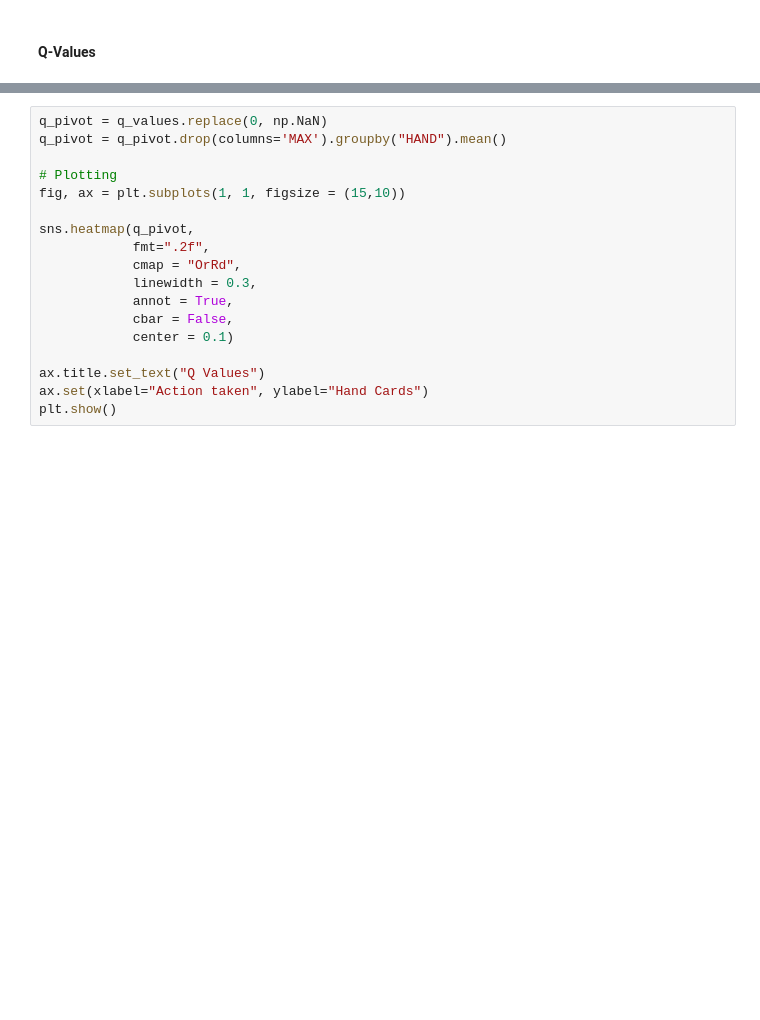
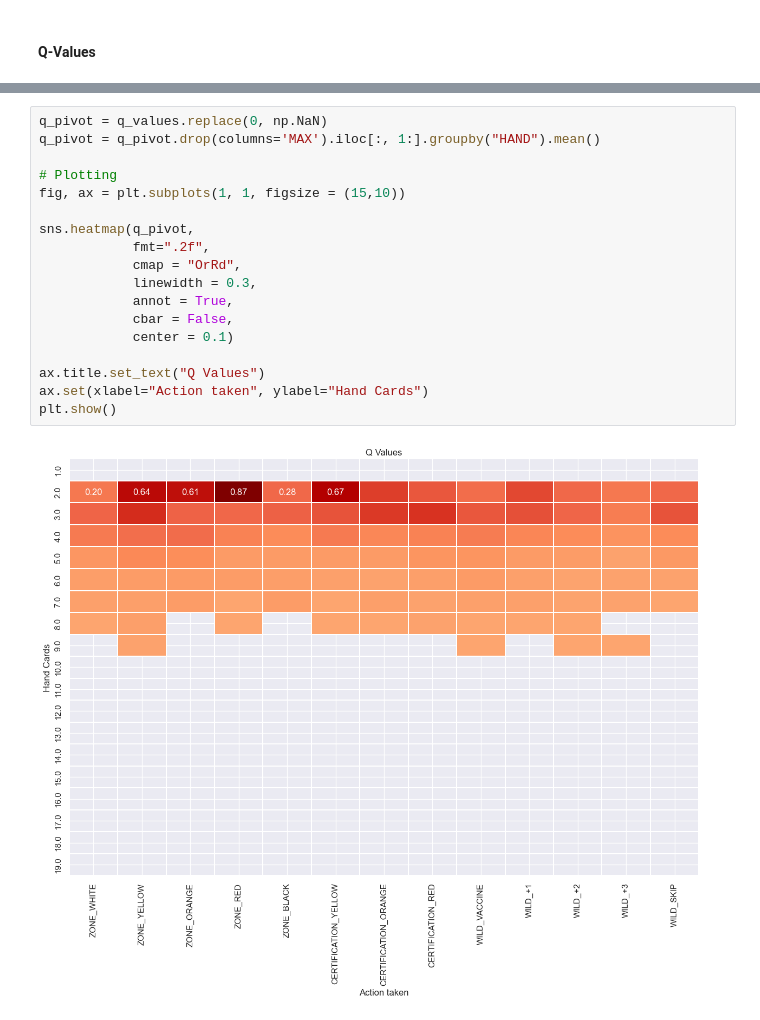
Before and after one commit to andreabazerla/dpcm-card-game, a Jupyter notebook: notebooks/analysis.ipynb, the cells around one changed output, grey strips where cells are left out. Saved outputs shown, nothing was run; the diff lists cells and outputs as text; blank space fills up the shorter version.

```diff
--- a/notebooks/analysis.ipynb
+++ b/notebooks/analysis.ipynb
@@ -82,18 +105,20 @@ plt.show()
 # %%
 q_pivot = q_values.replace(0, np.NaN)
-q_pivot = q_pivot.drop(columns='MAX').groupby("HAND").mean()
+q_pivot = q_pivot.drop(columns='MAX').iloc[:, 1:].groupby("HAND").mean()
 
 # Plotting
 fig, ax = plt.subplots(1, 1, figsize = (15,10))
 
 sns.heatmap(q_pivot,
             fmt=".2f",
             cmap = "OrRd",
             linewidth = 0.3,
             annot = True,
             cbar = False,
             center = 0.1)
 
 ax.title.set_text("Q Values")
 ax.set(xlabel="Action taken", ylabel="Hand Cards")
 plt.show()
+# %% [output]
+[figure, added]
```
Also changed, not shown: parts of 11 cells of this notebook, 1 other file.
